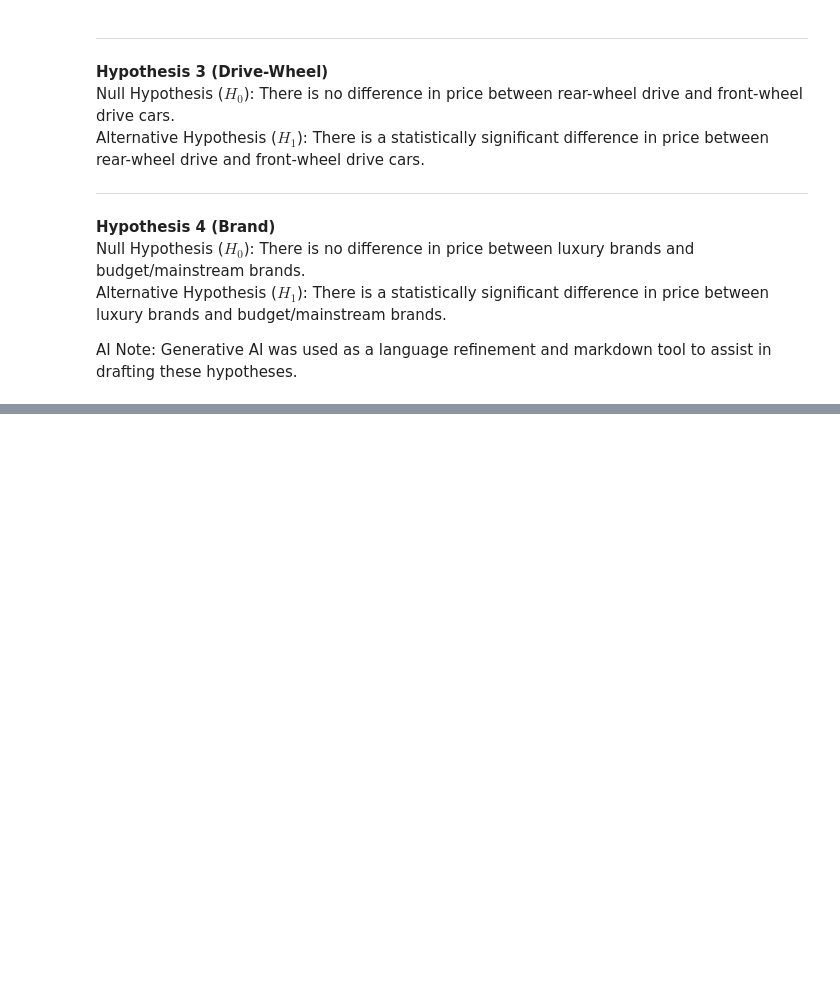
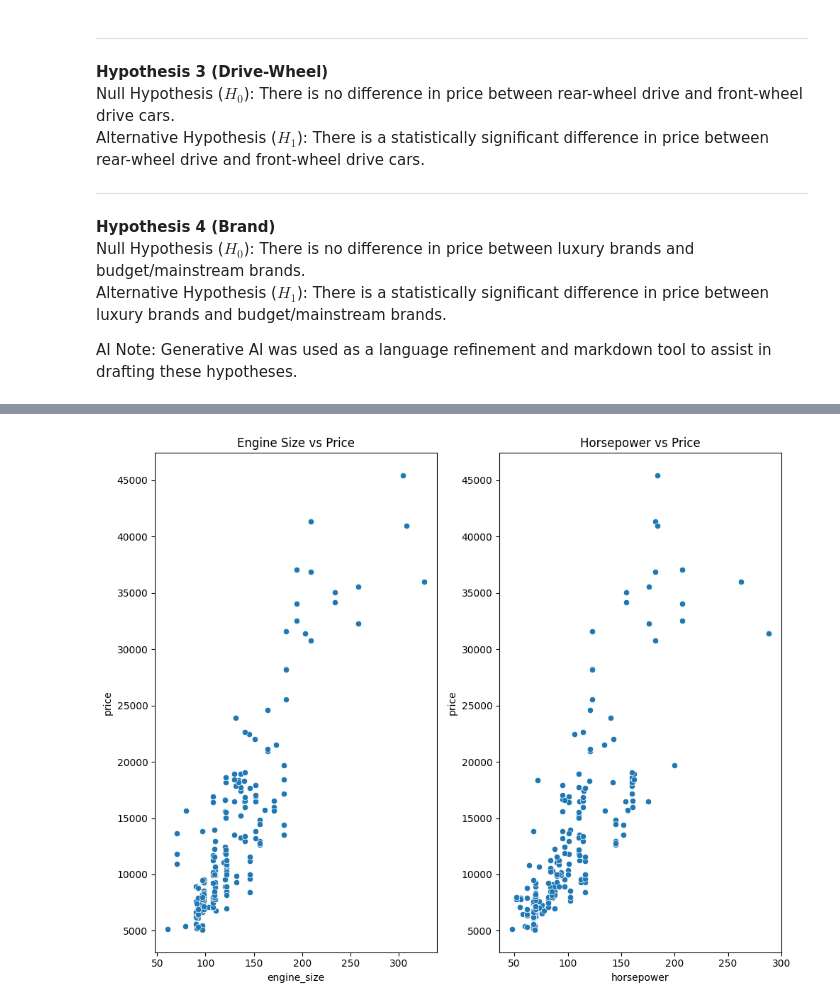
Before and after one commit to EHemraj/Car-Price-Analysis, a Jupyter notebook: jupyter_notebooks/02_EDA.ipynb, the cells around one changed output, grey strips where cells are left out. Drawn from its saved outputs; the diff is of its cells as text; code cells hidden in the pictures; blank space fills up the shorter version.

```diff
--- a/jupyter_notebooks/02_EDA.ipynb
+++ b/jupyter_notebooks/02_EDA.ipynb
@@ -228,0 +240,18 @@ AI Note: Generative AI was used as a language refinement and markdown tool to as
+# %%
+# code adapted from Gemini
+# Copilot predictions used
+
+fig, axes = plt.subplots(nrows=1, ncols=2, figsize=(10,8))
+
+engine_features = ['engine_size', 'horsepower']
+
+for index, col in enumerate(engine_features):
+    sns.scatterplot(data=df, x=col, y='price', ax=axes[index])
+    axes[index].set_title(f'{col.replace("_", " ").title()} vs Price')
+    axes[index].set_xlabel(col)
+    axes[index].set_ylabel('price')
+
+plt.tight_layout()
+plt.show()
+# %% [output]
+[figure, added]
```
Also changed, not shown: parts of 14 cells of this notebook.
